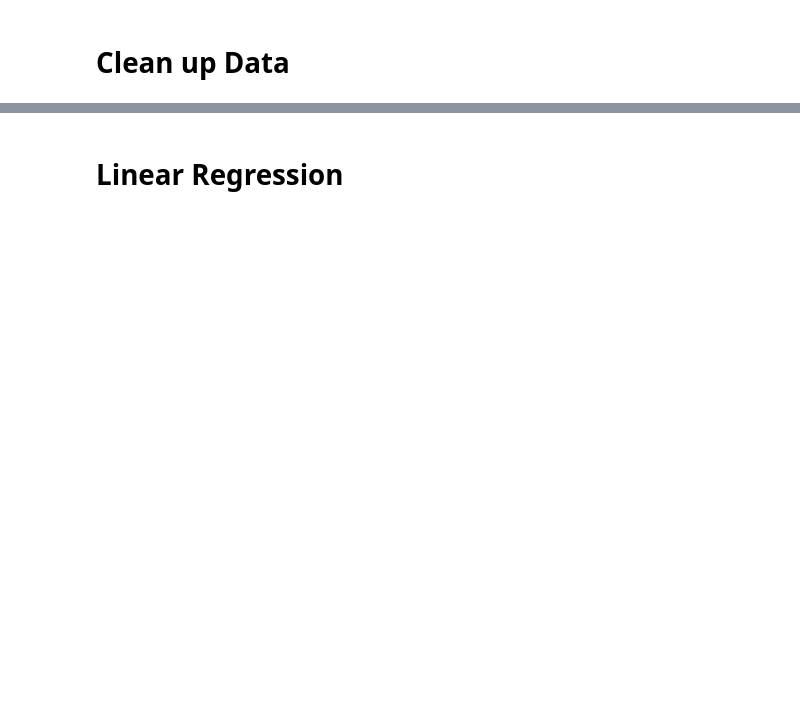
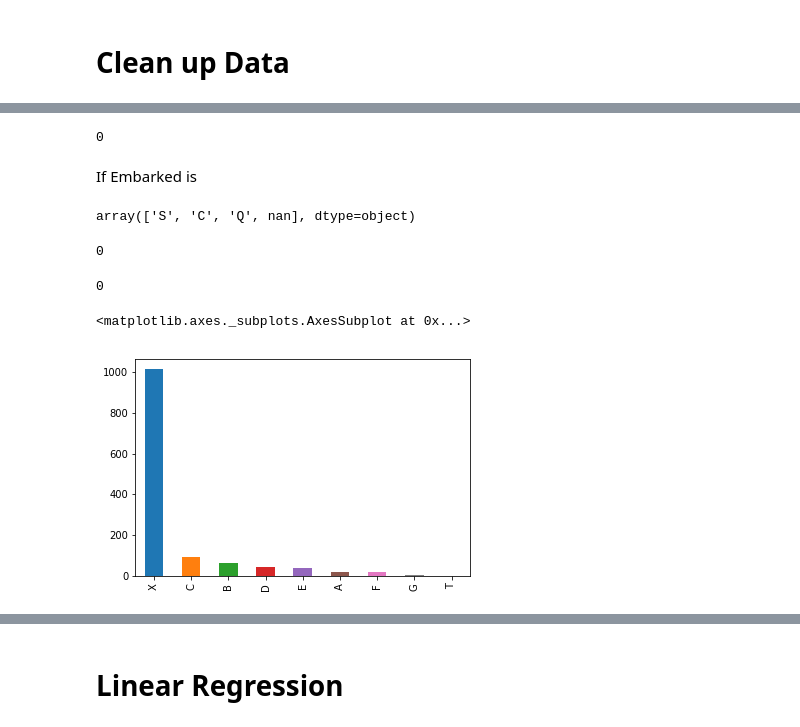
Before and after one commit to kuds/TitanicSurvivalPrediction, a Jupyter notebook: Data Visualization for Titanic Data.ipynb, the cells around one changed output, grey strips where cells are left out. Cells and saved outputs as stored; diff of their text form; code cells hidden in the pictures; blank space fills up the shorter version.

```diff
--- a/Data Visualization for Titanic Data.ipynb
+++ b/Data Visualization for Titanic Data.ipynb
@@ -151,5 +252,19 @@ combinedDF.head()
 # %%
 #Get Mean Age for male and fmeale
-meanAge = trainDF.groupby(["Sex"]).mean()["Age"]
+meanAge = combinedDF.groupby(["Sex"]).mean()["Age"]
 meanFemaleAge = meanAge["female"]
 meanMaleAge = meanAge["male"]
+
+def MeanAge(row):
+    """
+    If age is not a number, replace with that passenger's gender's median age
+    """
+    if(pandas.isna(row["Age"])):
+        if(row["Sex"] == "female"):
+            return meanFemaleAge
+        else:
+            return meanMaleAge
+    else:
+        return row["Age"]
+
+combinedDF["Age"] = combinedDF.apply(MeanAge, axis=1)
@@ -181,2 +271,30 @@ Name: Sex, dtype: int64
+# %%
+combinedDF["Age"].isnull().sum()
+# %% [output]
+0
+# %% [markdown]
+If Embarked is
+# %%
+trainDF["Embarked"].unique()
+# %% [output]
+array(['S', 'C', 'Q', nan], dtype=object)
+# %%
+combinedDF["Embarked"] = combinedDF["Embarked"].fillna("X")
+embarkedMap = {"S": 0, "C": 1, "Q":2, "X":3}
+combinedDF["EmbarkedMap"] = combinedDF["Embarked"].map(lambda x: "X" if(pandas.isna(x)) else x)
+combinedDF["Embarked"].isnull().sum()
+# %% [output]
+0
+# %%
+combinedDF["Cabin"] = combinedDF["Cabin"].fillna("X")
+combinedDF["Cabin Letter"] = combinedDF[combinedDF["Cabin"].notnull()]["Cabin"].astype(str).str[0]
+combinedDF["Cabin"].isnull().sum()
+# %% [output]
+0
+# %%
+combinedDF["Cabin Letter"].value_counts().plot(kind="bar")
+# %% [output]
+<matplotlib.axes._subplots.AxesSubplot at 0x...>
+[figure, added]
 # %%
 trainDF.groupby(["Survived"]).count()["Name"].plot.bar(rot=0)
```
Also changed, not shown: parts of 32 cells of this notebook.
